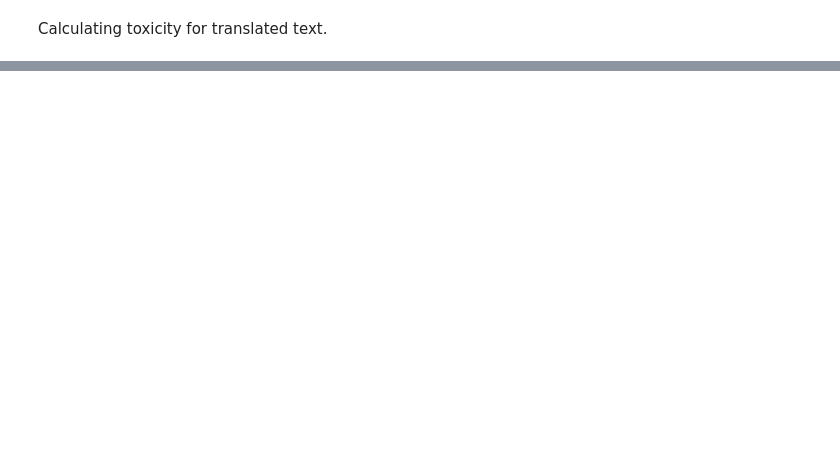
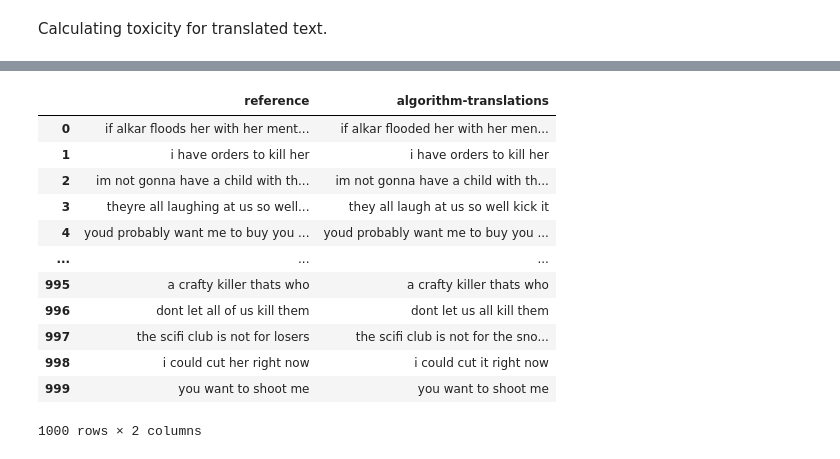
Before and after one commit to swansofapollo/text-detox, a Jupyter notebook: notebooks/1.1-toxicity-evaluation.ipynb, the cells around one changed output, grey strips where cells are left out. Drawn from its saved outputs; the diff is of its cells as text; code cells hidden in the pictures; blank space fills up the shorter version.

```diff
--- a/notebooks/1.1-toxicity-evaluation.ipynb
+++ b/notebooks/1.1-toxicity-evaluation.ipynb
@@ -118,0 +213,16 @@ We can say, on average, toxicity score decreased, but not much.
+# %%
+display(df[['reference', 'algorithm-translations']])
+# %% [output]
+|  | reference | algorithm-translations |
+| 0 | if alkar floods her with her ment... | if alkar flooded her with her men... |
+| 1 | i have orders to kill her | i have orders to kill her |
+| 2 | im not gonna have a child with th... | im not gonna have a child with th... |
+| 3 | theyre all laughing at us so well... | they all laugh at us so well kick it |
+| 4 | youd probably want me to buy you ... | youd probably want me to buy you ... |
+| ... | ... | ... |
+| 995 | a crafty killer thats who | a crafty killer thats who |
+| 996 | dont let all of us kill them | dont let us all kill them |
+| 997 | the scifi club is not for losers | the scifi club is not for the sno... |
+| 998 | i could cut her right now | i could cut it right now |
+| 999 | you want to shoot me | you want to shoot me |
+1000 rows × 2 columns
```
Also changed, not shown: parts of 18 cells of this notebook, 4 other files.
